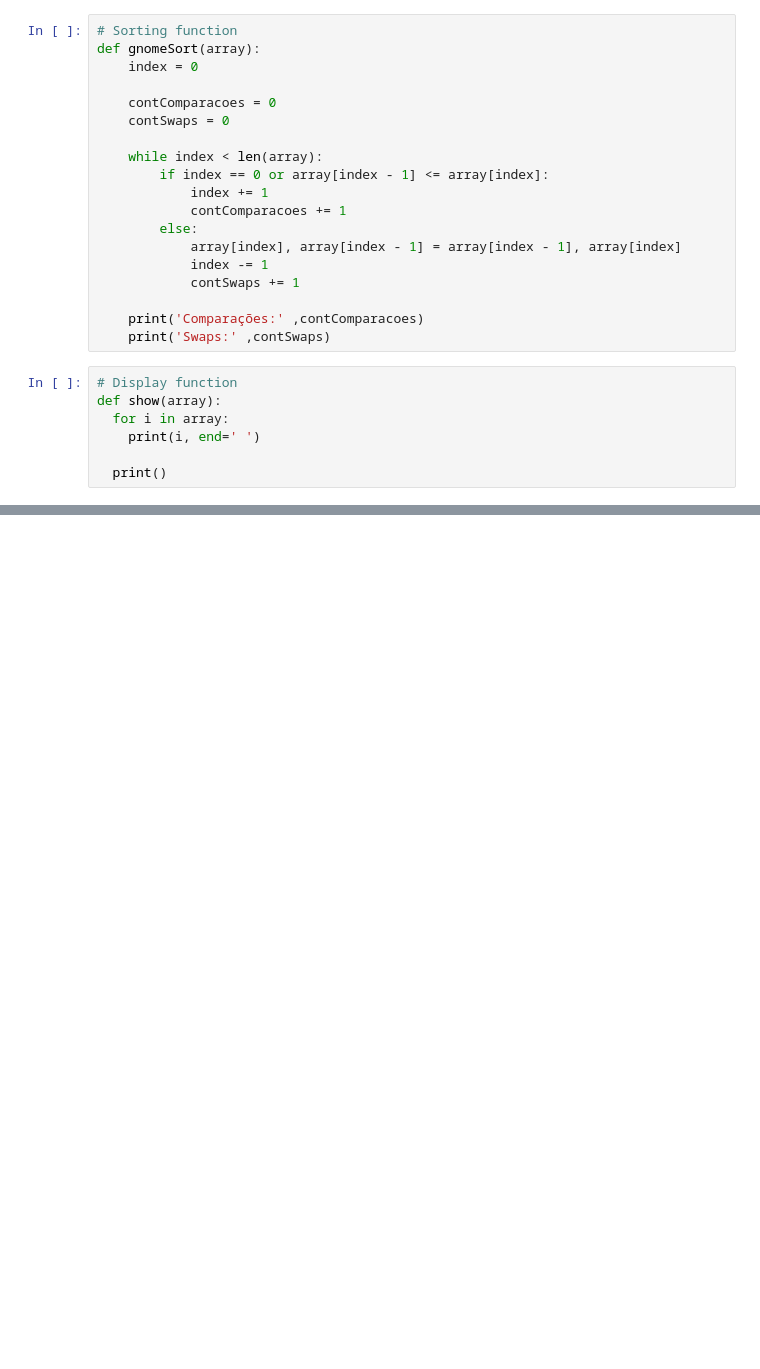
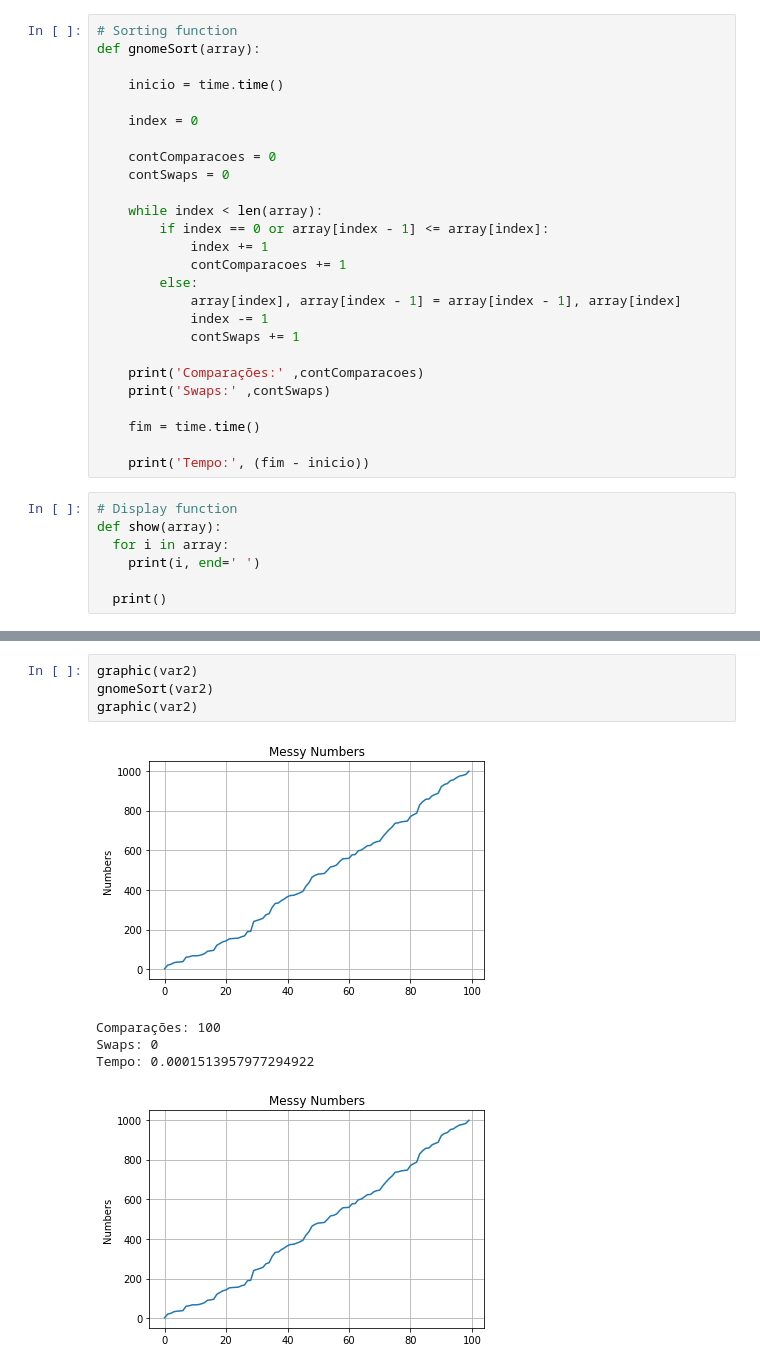
Before and after one commit to vitornascimentto/PAA, a Jupyter notebook: Jupyter/Gnome.ipynb, the cells around one changed output, grey strips where cells are left out. Drawn from its saved outputs; the diff is of its cells as text; blank space fills up the shorter version.

```diff
--- a/Jupyter/Gnome.ipynb
+++ b/Jupyter/Gnome.ipynb
@@ -5,6 +6,9 @@ import matplotlib.pyplot as plt
 # %%
 # Sorting function
 def gnomeSort(array):
+
+    inicio = time.time()
+
     index = 0
 
     contComparacoes = 0
@@ -21,6 +25,10 @@ def gnomeSort(array):
 
     print('Comparações:' ,contComparacoes)
     print('Swaps:' ,contSwaps)
+
+    fim = time.time()
+
+    print('Tempo:', (fim - inicio))
 # %%
 # Display function
 def show(array):
@@ -73,0 +97,10 @@ plt.show()
+# %%
+graphic(var2)
+gnomeSort(var2)
+graphic(var2)
+# %% [output]
+[figure, added]
+Comparações: 100
+Swaps: 0
+Tempo: 0.0001513957977294922
+[figure, added]
```
Also changed, not shown: parts of 24 cells of this notebook, 3 other files.
